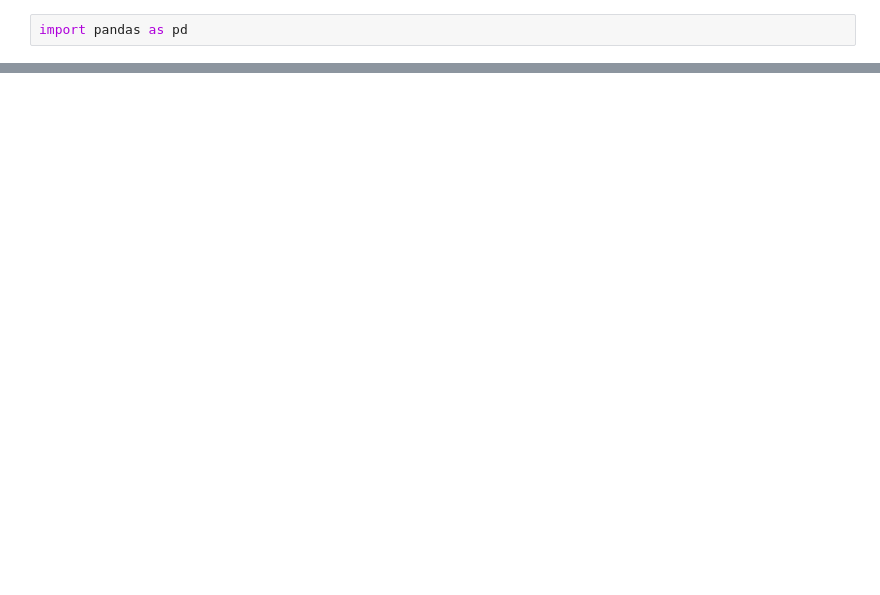
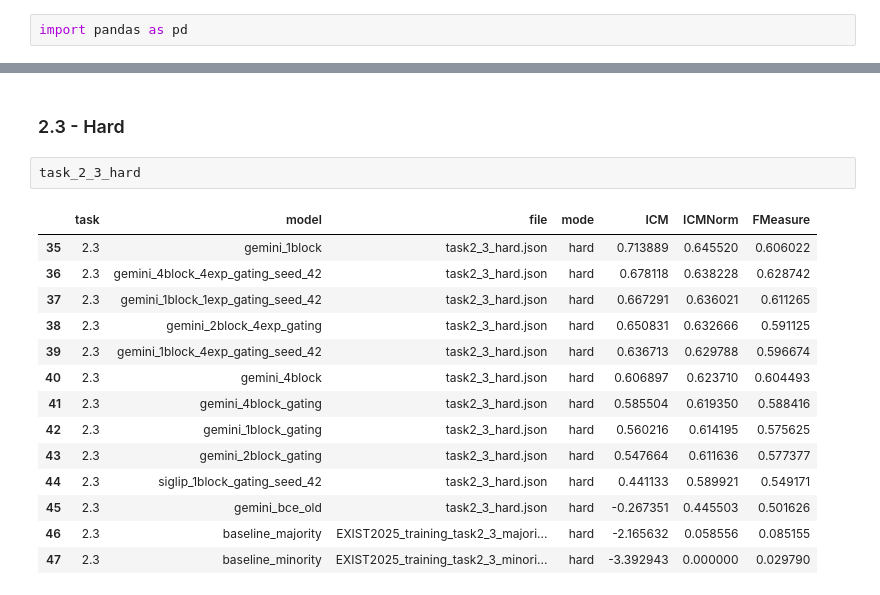
Before and after one commit to NLP-AI-Wizards/EXIST-2026, a Jupyter notebook: results.ipynb, the cells around one changed output, grey strips where cells are left out. Cells and saved outputs as stored; diff of their text form; blank space fills up the shorter version.

```diff
--- a/results.ipynb
+++ b/results.ipynb
@@ -44,0 +156,19 @@ df_hard.sort_values(by="ICM", ascending=False)
+# %% [markdown]
+### 2.3 - Hard
+# %%
+task_2_3_hard
+# %% [output]
+|  | task | model | file | mode | ICM | ICMNorm | FMeasure |
+| 35 | 2.3 | gemini_1block | task2_3_hard.json | hard | 0.713889 | 0.645520 | 0.606022 |
+| 36 | 2.3 | gemini_4block_4exp_gating_seed_42 | task2_3_hard.json | hard | 0.678118 | 0.638228 | 0.628742 |
+| 37 | 2.3 | gemini_1block_1exp_gating_seed_42 | task2_3_hard.json | hard | 0.667291 | 0.636021 | 0.611265 |
+| 38 | 2.3 | gemini_2block_4exp_gating | task2_3_hard.json | hard | 0.650831 | 0.632666 | 0.591125 |
+| 39 | 2.3 | gemini_1block_4exp_gating_seed_42 | task2_3_hard.json | hard | 0.636713 | 0.629788 | 0.596674 |
+| 40 | 2.3 | gemini_4block | task2_3_hard.json | hard | 0.606897 | 0.623710 | 0.604493 |
+| 41 | 2.3 | gemini_4block_gating | task2_3_hard.json | hard | 0.585504 | 0.619350 | 0.588416 |
+| 42 | 2.3 | gemini_1block_gating | task2_3_hard.json | hard | 0.560216 | 0.614195 | 0.575625 |
+| 43 | 2.3 | gemini_2block_gating | task2_3_hard.json | hard | 0.547664 | 0.611636 | 0.577377 |
+| 44 | 2.3 | siglip_1block_gating_seed_42 | task2_3_hard.json | hard | 0.441133 | 0.589921 | 0.549171 |
+| 45 | 2.3 | gemini_bce_old | task2_3_hard.json | hard | -0.267351 | 0.445503 | 0.501626 |
+| 46 | 2.3 | baseline_majority | EXIST2025_training_task2_3_majori... | hard | -2.165632 | 0.058556 | 0.085155 |
+| 47 | 2.3 | baseline_minority | EXIST2025_training_task2_3_minori... | hard | -3.392943 | 0.000000 | 0.029790 |
```
Also changed, not shown: parts of 15 cells of this notebook, 52 other files.
